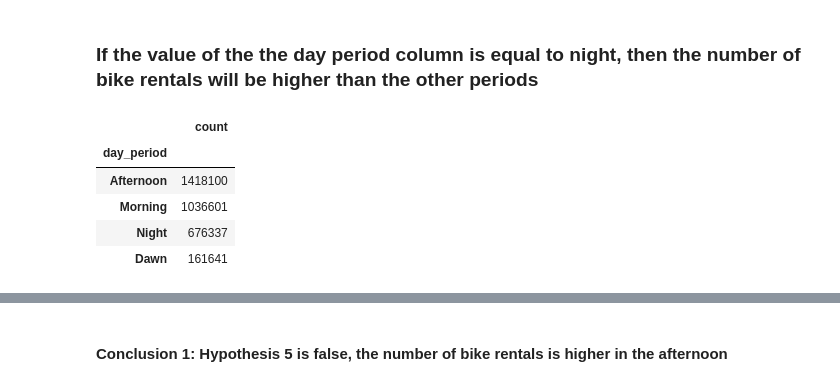
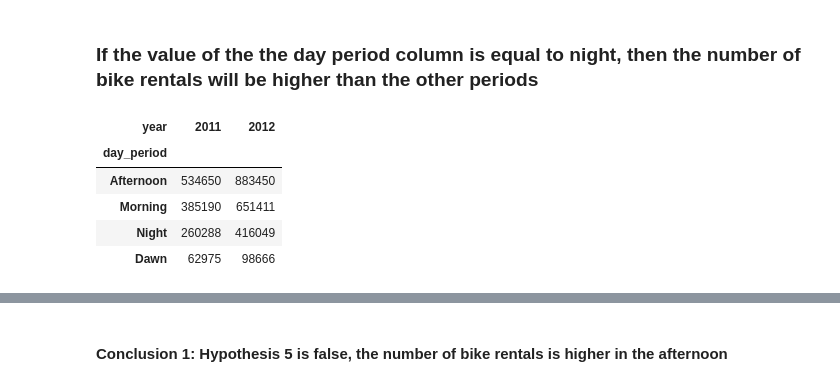
Before and after one commit to MaxLopezSalgado/capital_bike_sharing, a Jupyter notebook: eda/eda.ipynb, the cells around one changed output, grey strips where cells are left out. Saved outputs shown, nothing was run; the diff lists cells and outputs as text; code cells hidden in the pictures.

```diff
--- a/eda/eda.ipynb
+++ b/eda/eda.ipynb
@@ -192,13 +169,13 @@ plt.show()
 # %% [markdown]
 ### If the value of the the day period column is equal to night, then the number of bike rentals will be higher than the other periods
 # %%
-# Create a pivot table to check the number of bike rentals in each day period
-rentals_per_dayperiod = pd.pivot_table(rentals_time_weather, index='day_period', values='count', aggfunc='sum').sort_values(by='count', ascending=False)
-rentals_per_dayperiod
+# Create two pivot tables to check the number of bike rentals in each day_period column value in 2011 and 2012 and order it in descending order
+rentals_time_weather.pivot_table(index='day_period', columns='year', values='count', aggfunc='sum').sort_values(by=2012, ascending=False)
+rentals_time_weather.pivot_table(index='day_period', columns='year', values='count', aggfunc='sum').sort_values(by=2011, ascending=False)
 # %% [output]
-|  | count |
-| day_period |  |
-| Afternoon | 1418100 |
-| Morning | 1036601 |
-| Night | 676337 |
-| Dawn | 161641 |
+| year | 2011 | 2012 |
+| day_period |  |  |
+| Afternoon | 534650 | 883450 |
+| Morning | 385190 | 651411 |
+| Night | 260288 | 416049 |
+| Dawn | 62975 | 98666 |
```
Also changed, not shown: parts of 16 cells of this notebook.
